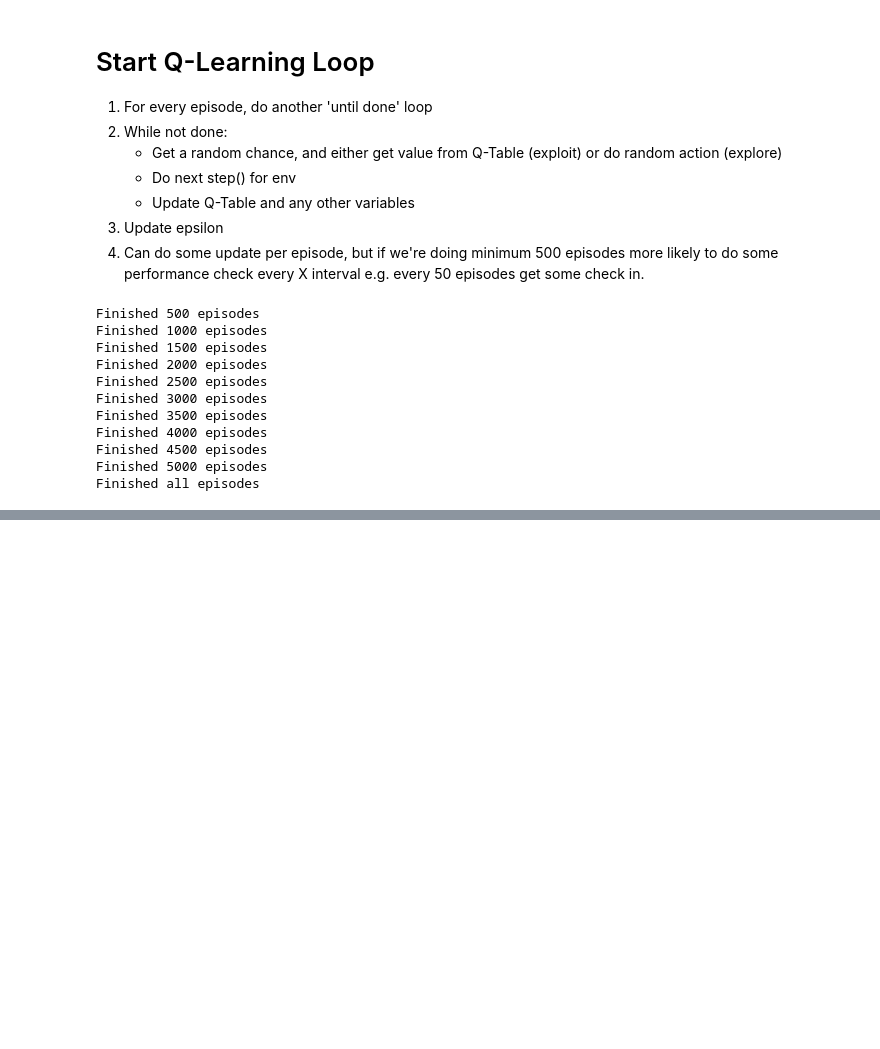
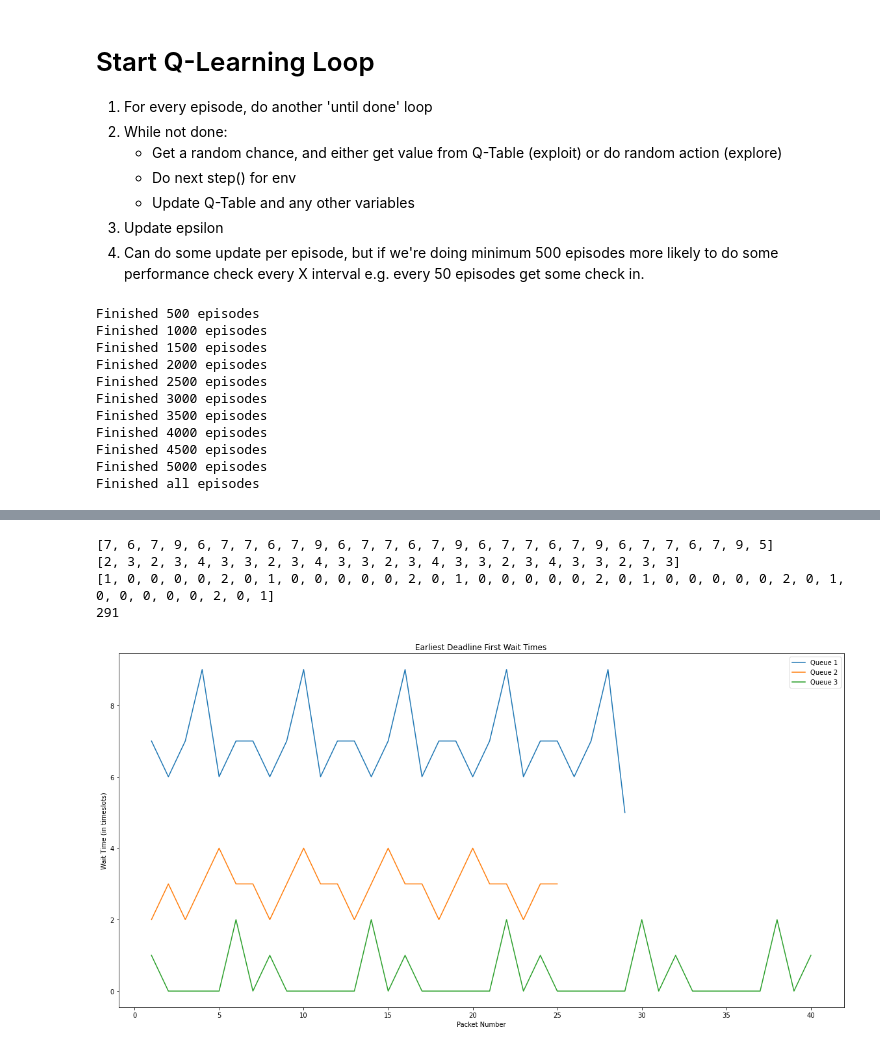
Before and after one commit to s3719678/ML_A2, a Jupyter notebook: notebooks/duc.ipynb, the cells around one changed output, grey strips where cells are left out. Cells and saved outputs as stored; diff of their text form; code cells hidden in the pictures; blank space fills up the shorter version.

```diff
--- a/notebooks/duc.ipynb
+++ b/notebooks/duc.ipynb
@@ -268,0 +346,49 @@ Queue 3 Wait Times List: [0, 0, 0, 2, 1, 13, 11, 13, 11, 7, 6, 13, 31, 45, 36, 5
+# %%
+def earliest_deadline_first(env):
+    env.reset(1)
+    done = False
+
+    while not done:
+        # Use np.inf as an indicator that a packet hasn't arrived. So, you consider to transmit a queue only if there exists a packet in that queue. Will always default (through else statements) to queue 2.
+        current_state = [np.inf, np.inf, np.inf]
+        for i, queue in enumerate(env.queues):
+            if len(queue) > 0 and env.current_timeslot >= queue[0]:
+                current_state[i] = env.current_timeslot - queue[0]
+
+        q1_diff = mean_delay_requirements[0] - current_state[0]
+        q2_diff = mean_delay_requirements[1] - current_state[1]
+        q3_wait = current_state[2]
+
+        if (q3_wait < q1_diff and q3_wait < q2_diff and q3_wait != np.inf):
+            action = 2
+        else:
+            if q1_diff < q2_diff and q1_diff != -np.inf:
+                action = 0
+            else:
+                action = 1
+
+        current_state, reward, done, info = env.step(action)
+    return env.queues_total_wait_times
+
+edf_wait_times = earliest_deadline_first(env)
+for i, queue in enumerate(edf):
+    print(queue)
+
+fig, ax = plt.subplots(figsize=(20, 10))
+bar_width = 0.25
+for i, queue_wait_times in enumerate(edf_wait_times):
+    data_y = queue_wait_times
+    data_x = [*range(1, len(data_y)+1, 1)]
+
+    ax.set_title('Earliest Deadline First Wait Times')
+    ax.set_xlabel('Packet Number')
+    ax.set_ylabel('Wait Time (in timeslots)')
+    ax.plot(data_x, data_y, label='Queue {0}'.format(i+1))
+ax.legend()
+fig.show()
+# %% [output]
+[7, 6, 7, 9, 6, 7, 7, 6, 7, 9, 6, 7, 7, 6, 7, 9, 6, 7, 7, 6, 7, 9, 6, 7, 7, 6, 7, 9, 5]
+[2, 3, 2, 3, 4, 3, 3, 2, 3, 4, 3, 3, 2, 3, 4, 3, 3, 2, 3, 4, 3, 3, 2, 3, 3]
+[1, 0, 0, 0, 0, 2, 0, 1, 0, 0, 0, 0, 0, 2, 0, 1, 0, 0, 0, 0, 0, 2, 0, 1, 0, 0, 0, 0, 0, 2, 0, 1, 0, 0, 0, 0, 0, 2, 0, 1]
+291
+[figure, added]
```
Also changed, not shown: parts of 10 cells of this notebook.
